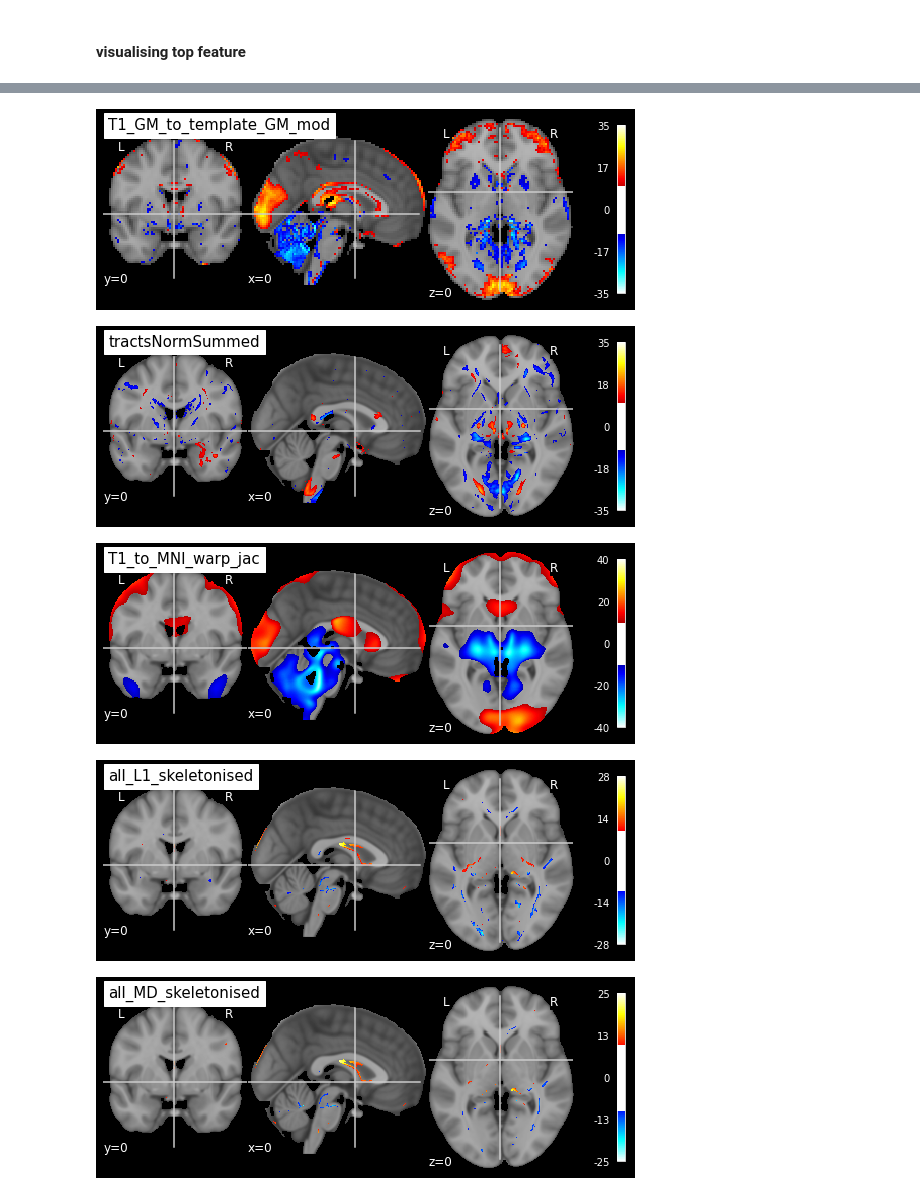
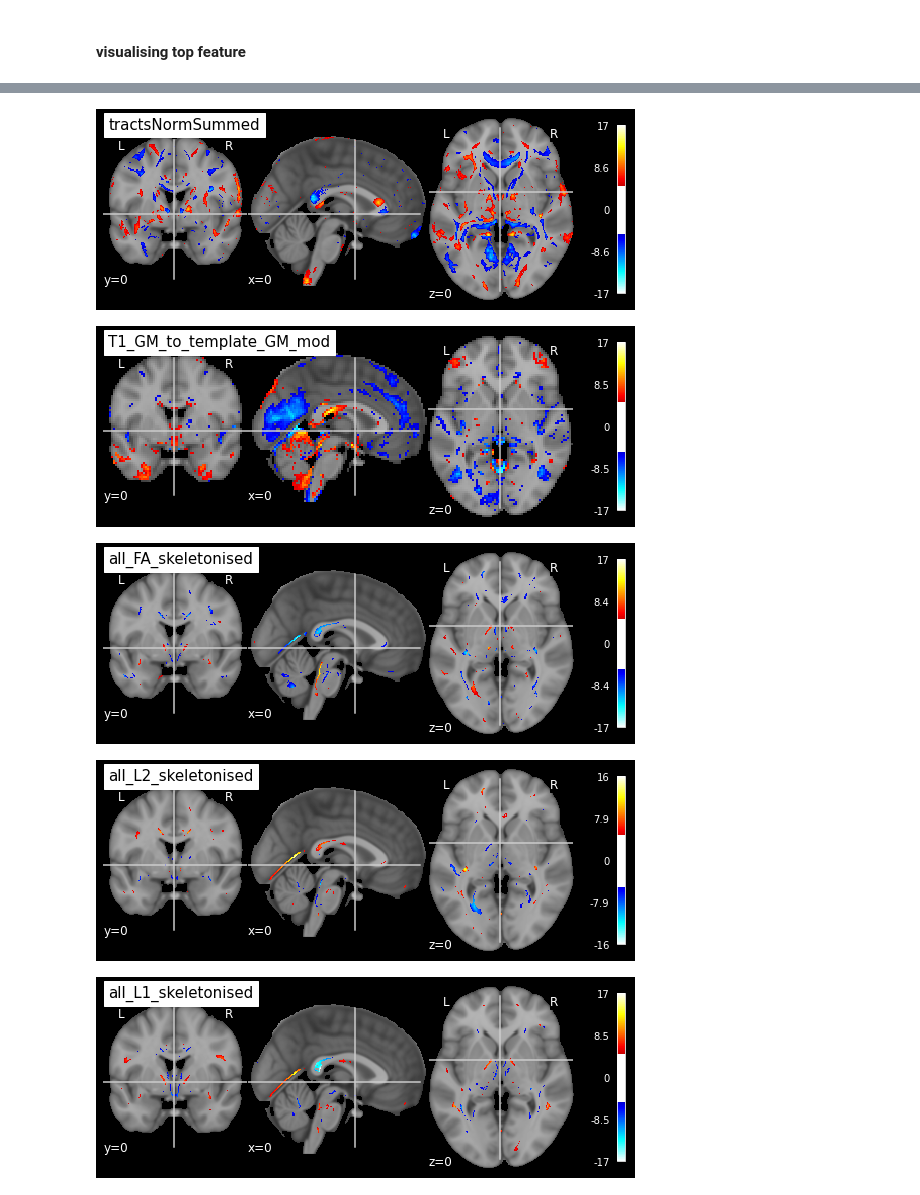
Before and after one commit to syzhang/bfl_extract, a Jupyter notebook: dev_painquestion.ipynb, the cells around one changed output, grey strips where cells are left out. Cells and saved outputs as stored; diff of their text form; code cells hidden in the pictures.

```diff
--- a/dev_painquestion.ipynb
+++ b/dev_painquestion.ipynb
@@ -187,7 +189,8 @@ match_question(feats10)
 # %% [markdown]
 #### visualising top feature
 # %%
-data_dir = '/well/tracey/shared/fps-ukb/bigflica_output/output_painquestion_500/Result_IC50/'
+# data_dir = '/well/tracey/shared/fps-ukb/bigflica_output/output_painquestion_500/Result_IC50/'
+data_dir = '/well/tracey/shared/fps-ukb/bigflica_output/output_painquestion_500/Result_IC100/'
 # %%
 def top_mods(data_dir, top_feat, mod_num=3, plot=True):
     """return top modalities given feature importance"""
@@ -208,5 +211,5 @@ def top_mods(data_dir, top_feat, mod_num=3, plot=True):
         plt.xticks(np.arange(len(plot_mod_names)), plot_mod_names, rotation=90)
     return top_feat, plot_mod.index[-mod_num:].values[::-1]
 # %%
-top_feat, mod_ls = top_mods(data_dir, top_feat=39, mod_num=5)
+top_feat, mod_ls = top_mods(data_dir, top_feat=80, mod_num=5)
 # %% [output]
@@ -221,5 +224,5 @@ top modalities                   modalities
 # %%
 for mod in mod_ls:
     print(f'modality {mod}')
-    reshape_z, mask_path = load_modZ(data_dir, modality_num=mod, feature_num=top_feat, plot_threshold=10)
+    reshape_z, mask_path = load_modZ(data_dir, modality_num=mod, feature_num=top_feat, plot_threshold=5)
 # %% [output]
@@ -236,5 +239,5 @@ modality 28
-[figure, old version]
+[figure, new version]
-[figure, old version]
+[figure, new version]
-[figure, old version]
+[figure, new version]
-[figure, old version]
+[figure, new version]
-[figure, old version]
+[figure, new version]
```
Also changed, not shown: parts of 16 cells of this notebook, 23 other files.
